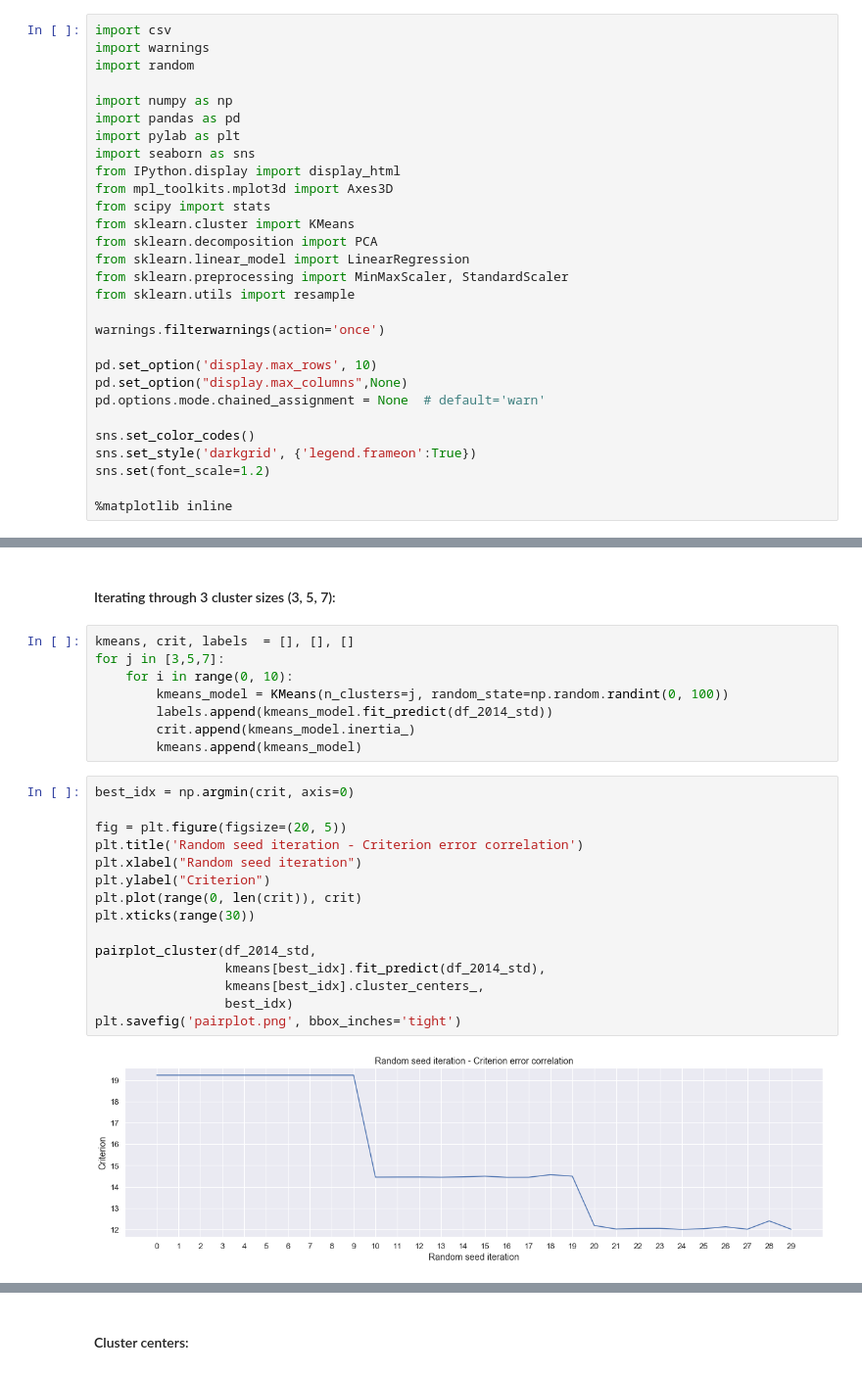
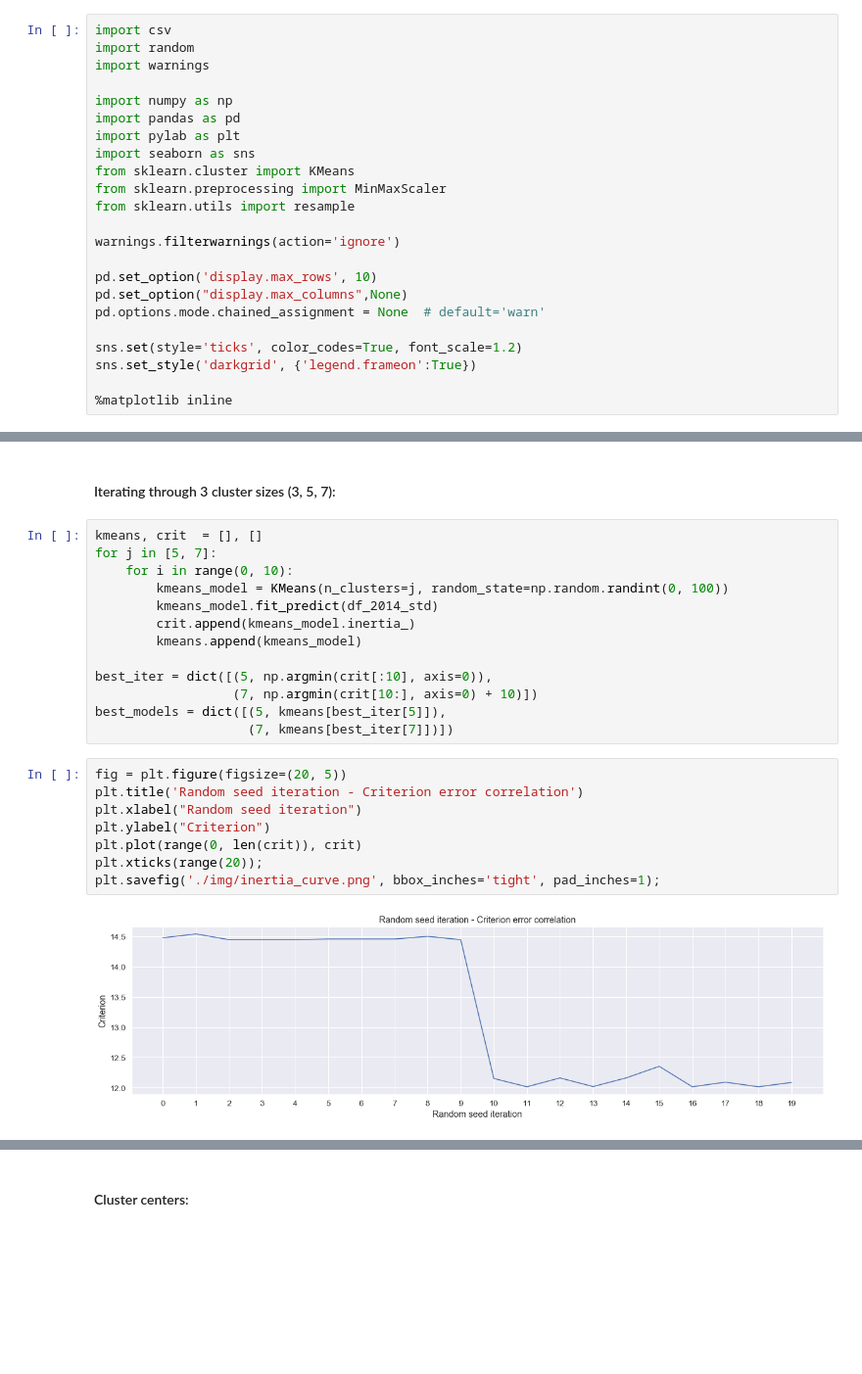
Before and after one commit to TheodorrodeohT/data-analysis, a Jupyter notebook: Dispersion.ipynb, the cells around one changed output, grey strips where cells are left out. Shown at 98% size. Drawn from its saved outputs; the diff is of its cells as text; blank space fills up the shorter version.

```diff
--- a/Dispersion.ipynb
+++ b/Dispersion.ipynb
@@ -2,31 +2,25 @@
 ### 1. Libraries
 # %%
 import csv
+import random
 import warnings
-import random
 
 import numpy as np
 import pandas as pd
 import pylab as plt
 import seaborn as sns
-from IPython.display import display_html
-from mpl_toolkits.mplot3d import Axes3D
-from scipy import stats
 from sklearn.cluster import KMeans
-from sklearn.decomposition import PCA
-from sklearn.linear_model import LinearRegression
-from sklearn.preprocessing import MinMaxScaler, StandardScaler
+from sklearn.preprocessing import MinMaxScaler
 from sklearn.utils import resample
 
-warnings.filterwarnings(action='once')
+warnings.filterwarnings(action='ignore')
 
 pd.set_option('display.max_rows', 10)
 pd.set_option("display.max_columns",None)
 pd.options.mode.chained_assignment = None  # default='warn'
 
-sns.set_color_codes()
+sns.set(style='ticks', color_codes=True, font_scale=1.2)
 sns.set_style('darkgrid', {'legend.frameon':True})
-sns.set(font_scale=1.2)
 
 %matplotlib inline
 # %% [markdown]
@@ -171,27 +173,25 @@ def pairplot_cluster(df, labels, centroids, iter):
 # %% [markdown]
 #### Iterating through 3 cluster sizes (3, 5, 7):
 # %%
-kmeans, crit, labels  = [], [], []
-for j in [3,5,7]:
+kmeans, crit  = [], []
+for j in [5, 7]:
     for i in range(0, 10):
         kmeans_model = KMeans(n_clusters=j, random_state=np.random.randint(0, 100))
-        labels.append(kmeans_model.fit_predict(df_2014_std))
+        kmeans_model.fit_predict(df_2014_std)
         crit.append(kmeans_model.inertia_)
         kmeans.append(kmeans_model)
+
+best_iter = dict([(5, np.argmin(crit[:10], axis=0)),
+                  (7, np.argmin(crit[10:], axis=0) + 10)])
+best_models = dict([(5, kmeans[best_iter[5]]),
+                    (7, kmeans[best_iter[7]])])
 # %%
-best_idx = np.argmin(crit, axis=0)
-
 fig = plt.figure(figsize=(20, 5))
 plt.title('Random seed iteration - Criterion error correlation')
 plt.xlabel("Random seed iteration")
 plt.ylabel("Criterion")
 plt.plot(range(0, len(crit)), crit)
-plt.xticks(range(30))
-
-pairplot_cluster(df_2014_std,
-                 kmeans[best_idx].fit_predict(df_2014_std),
-                 kmeans[best_idx].cluster_centers_,
-                 best_idx)
-plt.savefig('pairplot.png', bbox_inches='tight')
+plt.xticks(range(20));
+plt.savefig('./img/inertia_curve.png', bbox_inches='tight', pad_inches=1);
 # %% [output]
-[figure, old version]
+[figure, new version]
```
Also changed, not shown: parts of 14 cells of this notebook.
